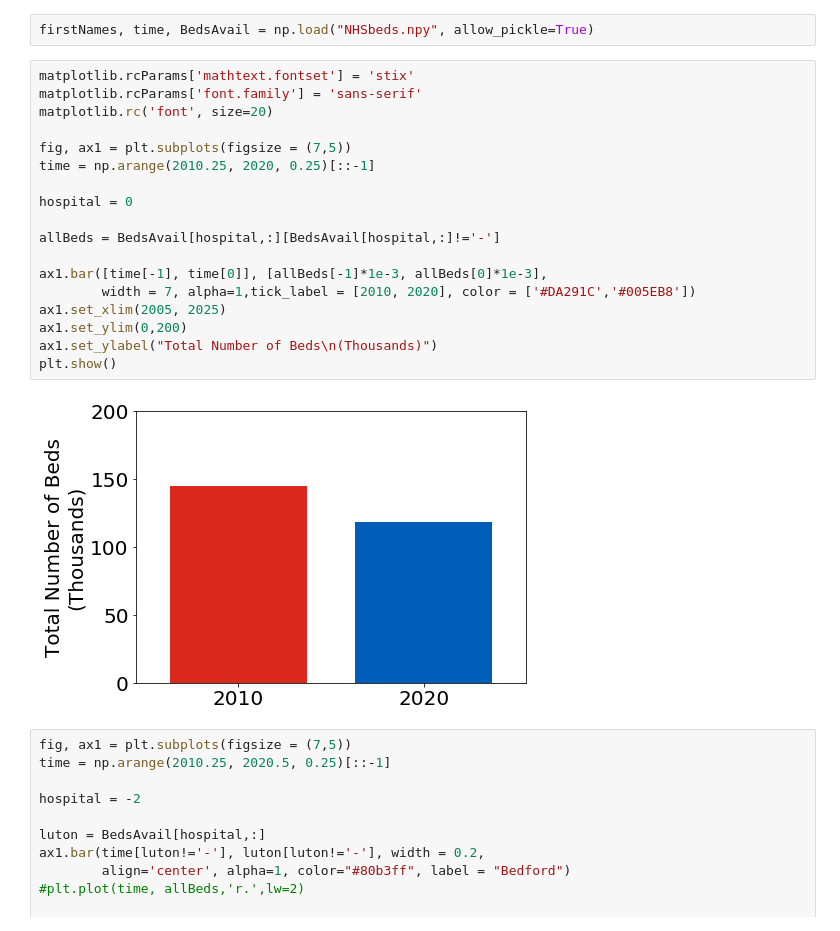
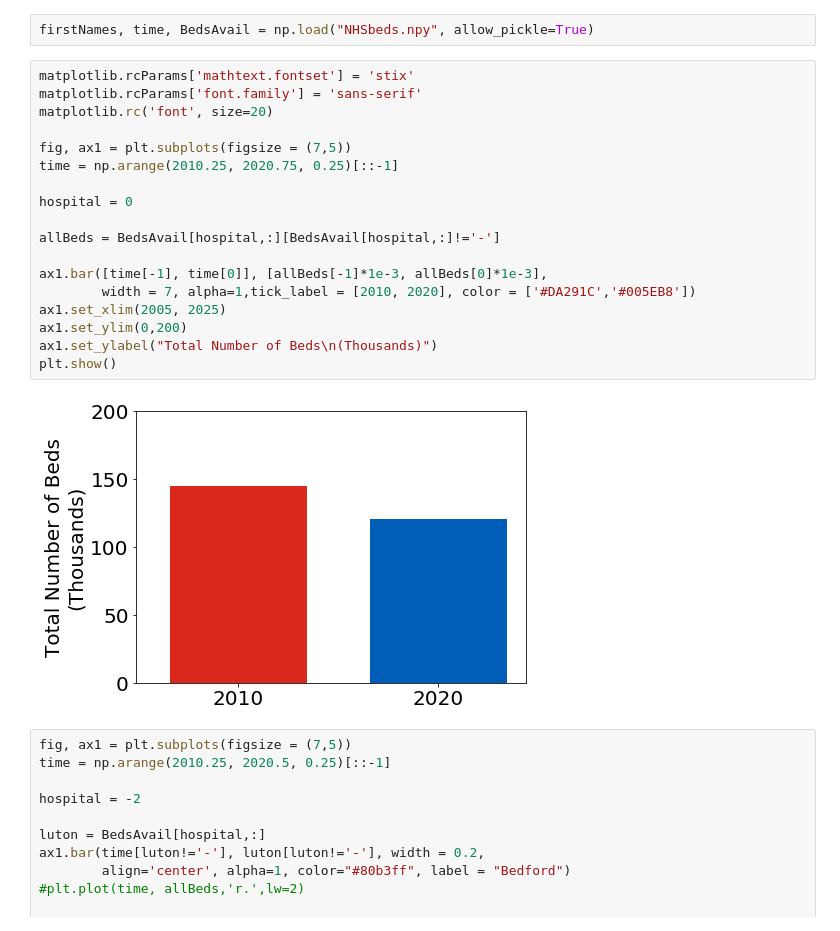
Before and after one commit to HowsMyNHS/NHSdata, a Jupyter notebook: NhsEngBeds.ipynb, the cells around one changed output. Cells and saved outputs as stored; diff of their text form.

```diff
--- a/NhsEngBeds.ipynb
+++ b/NhsEngBeds.ipynb
@@ -245,23 +245,23 @@ firstNames, time, BedsAvail = np.load("NHSbeds.npy", allow_pickle=True)
 # %%
 matplotlib.rcParams['mathtext.fontset'] = 'stix'
 matplotlib.rcParams['font.family'] = 'sans-serif'
 matplotlib.rc('font', size=20)
 
 fig, ax1 = plt.subplots(figsize = (7,5))
-time = np.arange(2010.25, 2020, 0.25)[::-1]
+time = np.arange(2010.25, 2020.75, 0.25)[::-1]
 
 hospital = 0
 
 allBeds = BedsAvail[hospital,:][BedsAvail[hospital,:]!='-']
 
 ax1.bar([time[-1], time[0]], [allBeds[-1]*1e-3, allBeds[0]*1e-3],
         width = 7, alpha=1,tick_label = [2010, 2020], color = ['#DA291C','#005EB8'])
 ax1.set_xlim(2005, 2025)
 ax1.set_ylim(0,200)
 ax1.set_ylabel("Total Number of Beds\n(Thousands)")
 plt.show()
 # %% [output]
-[figure, old version]
+[figure, new version]
 # %%
 fig, ax1 = plt.subplots(figsize = (7,5))
 time = np.arange(2010.25, 2020.5, 0.25)[::-1]
```
Also changed, not shown: parts of 4 cells of this notebook, 5 other files.
